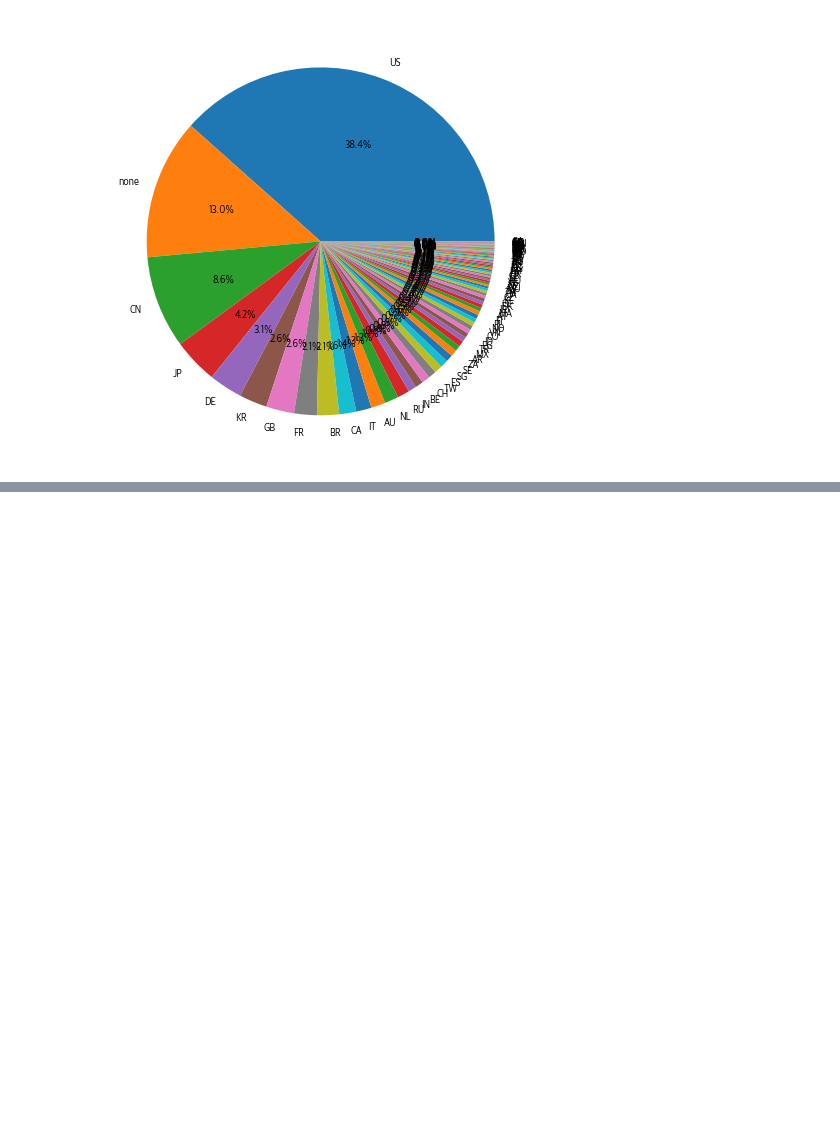
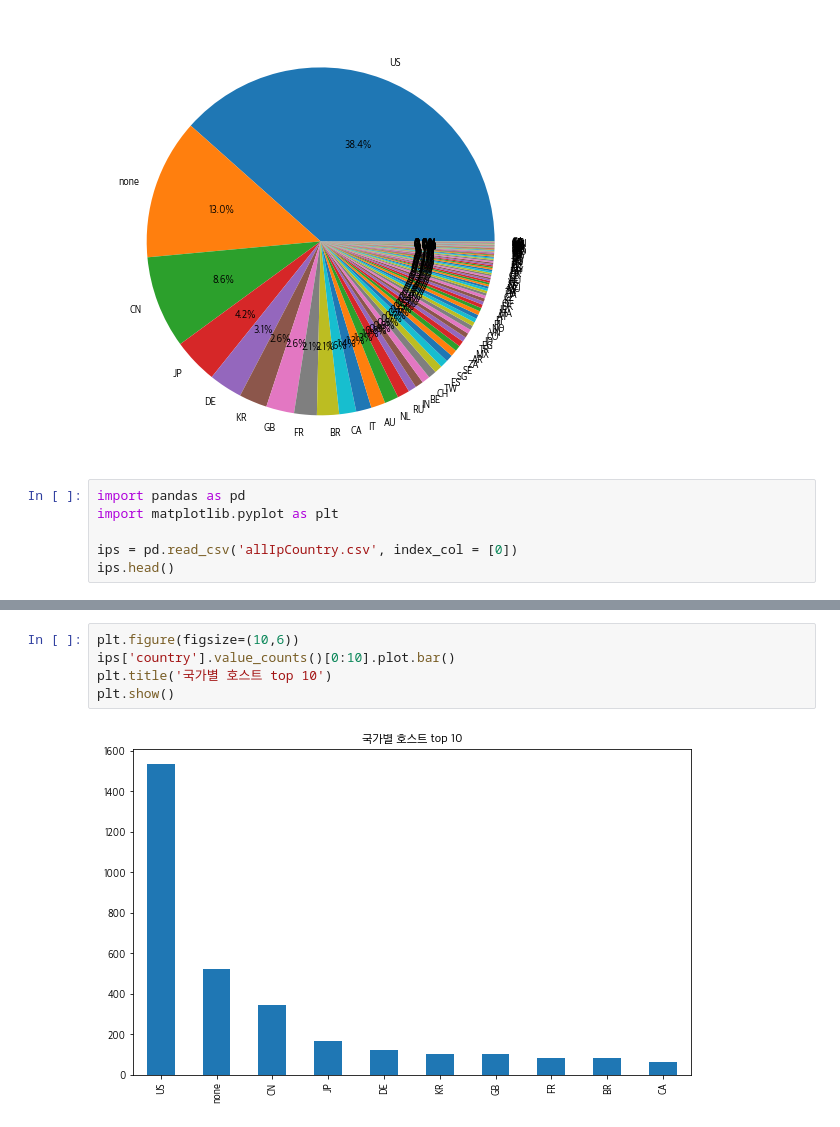
Before and after one commit to gnsia/conan, a Jupyter notebook: Algorythm/2020-11-12-[conan]-ip-check.ipynb, the cells around one changed output, grey strips where cells are left out. Saved outputs shown, nothing was run; the diff lists cells and outputs as text; blank space fills up the shorter version.

```diff
--- a/Algorythm/2020-11-12-[conan]-ip-check.ipynb
+++ b/Algorythm/2020-11-12-[conan]-ip-check.ipynb
@@ -466,3 +466,9 @@ plt.pie(allCountryValueCount.values, labels = allCountryValueCount.index, autopc
 plt.show()
 # %% [output]
 [figure]
+# %%
+import pandas as pd
+import matplotlib.pyplot as plt
+
+ips = pd.read_csv('allIpCountry.csv', index_col = [0])
+ips.head()
@@ -468,0 +482,7 @@ plt.show()
+# %%
+plt.figure(figsize=(10,6))
+ips['country'].value_counts()[0:10].plot.bar()
+plt.title('국가별 호스트 top 10')
+plt.show()
+# %% [output]
+[figure, added]
```
Also changed, not shown: parts of 1 cell of this notebook, 1 other file.
